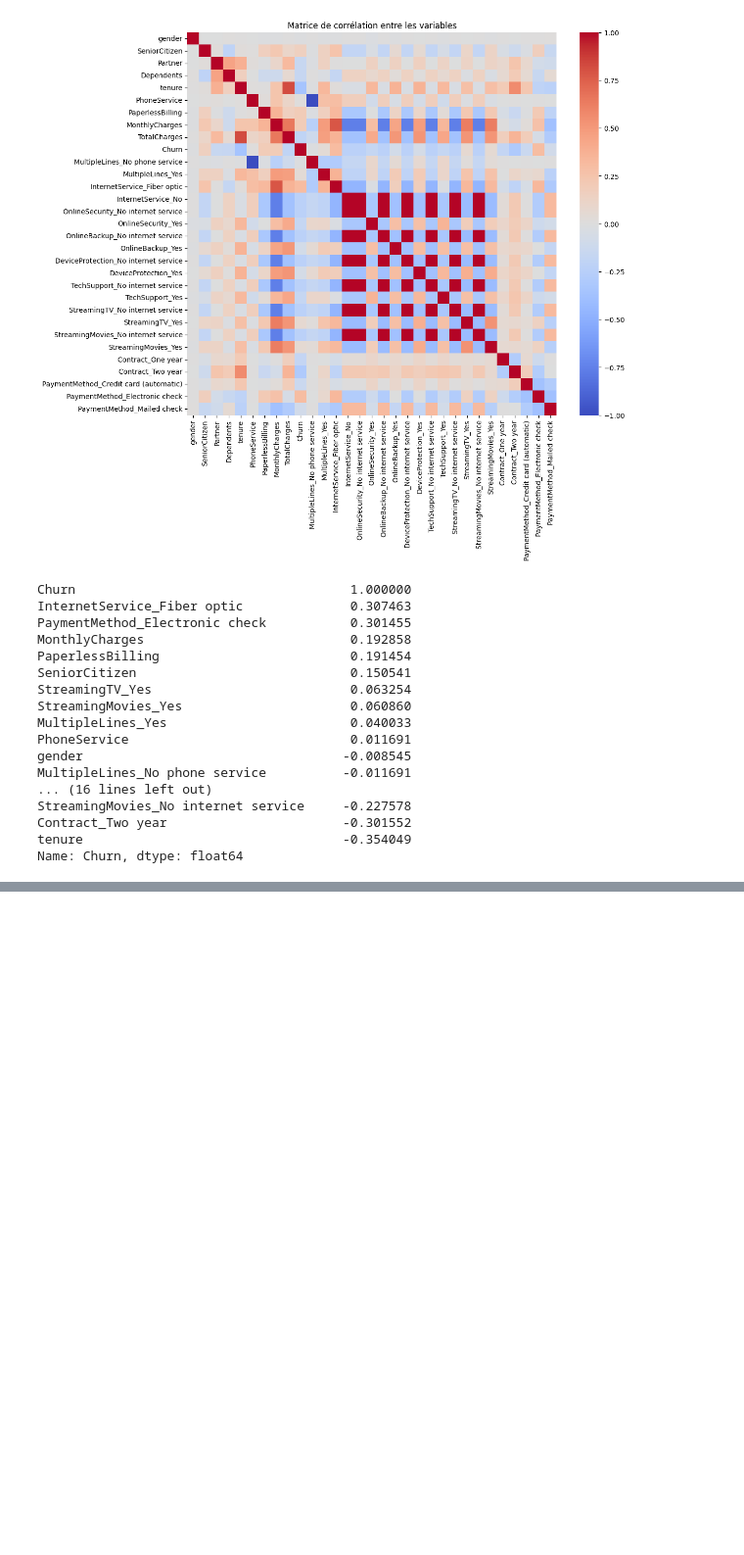
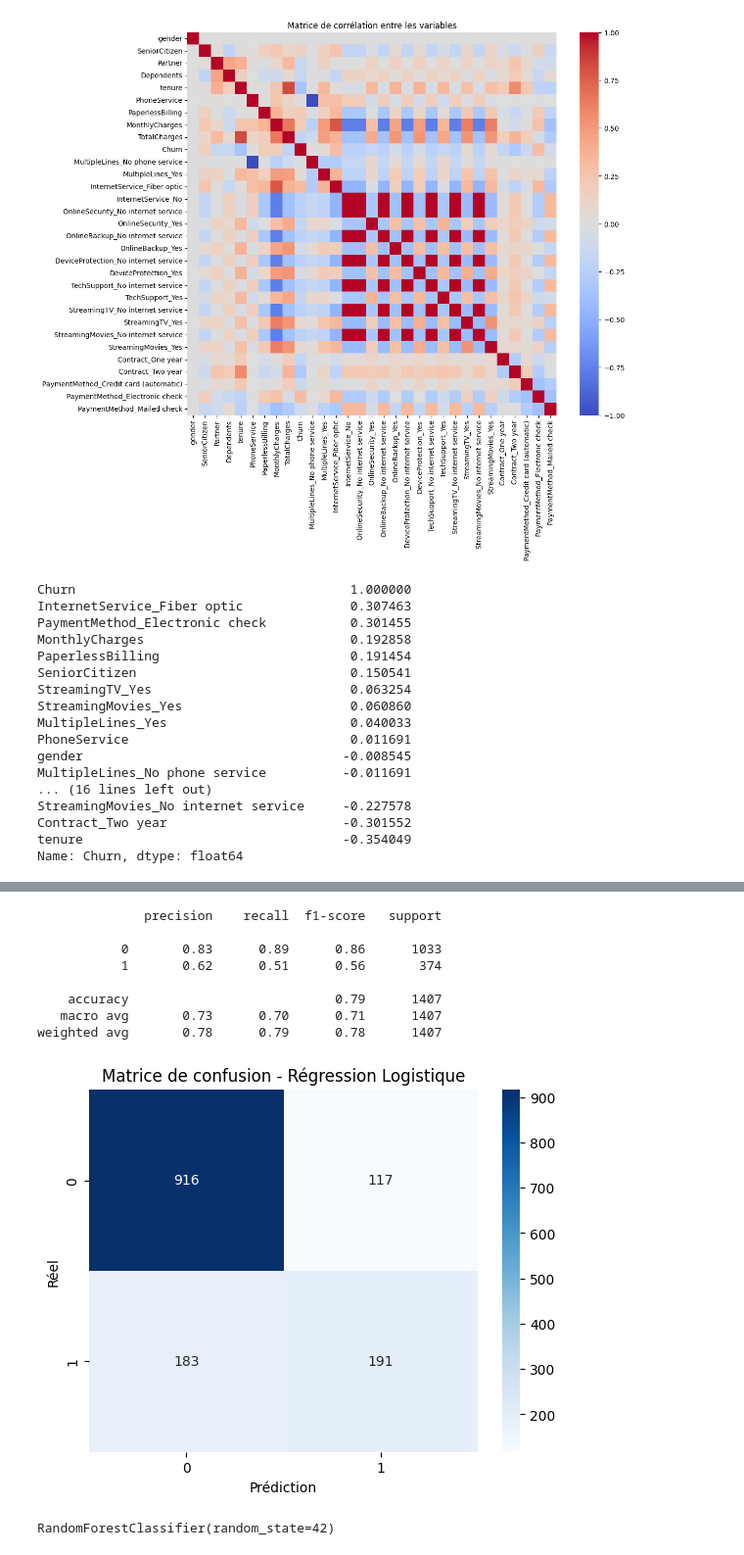
Before and after one commit to Lbenzid/projet_churn_teleco, a Jupyter notebook: notebooks/eda_telco_churn.ipynb, the cells around one changed output, grey strips where cells are left out. Shown at 98% size. Saved outputs shown, nothing was run; the diff lists cells and outputs as text; code cells hidden in the pictures; blank space fills up the shorter version.

```diff
--- a/notebooks/eda_telco_churn.ipynb
+++ b/notebooks/eda_telco_churn.ipynb
@@ -340,0 +405,46 @@ Name: Churn, dtype: float64
+# %%
+from sklearn.model_selection import train_test_split
+from sklearn.linear_model import LogisticRegression
+from sklearn.metrics import classification_report, confusion_matrix
+
+# Séparer features (X) et cible (y)
+X = df.drop("Churn", axis=1)
+y = df["Churn"]
+
+# Diviser le jeu de données
+X_train, X_test, y_train, y_test = train_test_split(X, y, test_size=0.2, random_state=42)
+
+# Entraîner la régression logistique
+logreg = LogisticRegression(max_iter=1000)
+logreg.fit(X_train, y_train)
+
+# Prédire
+y_pred = logreg.predict(X_test)
+
+# Évaluer
+print(classification_report(y_test, y_pred))
+
+# Matrice de confusion
+conf_matrix = confusion_matrix(y_test, y_pred)
+sns.heatmap(conf_matrix, annot=True, fmt='d', cmap='Blues')
+plt.title("Matrice de confusion - Régression Logistique")
+plt.xlabel("Prédiction")
+plt.ylabel("Réel")
+plt.show()
+# %% [output]
+              precision    recall  f1-score   support
+
+           0       0.83      0.89      0.86      1033
+           1       0.62      0.51      0.56       374
+
+    accuracy                           0.79      1407
+   macro avg       0.73      0.70      0.71      1407
+weighted avg       0.78      0.79      0.78      1407
+[figure, added]
+# %%
+#Entraînement et évaluation de Random Forest
+from sklearn.ensemble import RandomForestClassifier
+rf_model = RandomForestClassifier(random_state=42)
+rf_model.fit(X_train, y_train)
+# %% [output]
+RandomForestClassifier(random_state=42)
```
Also changed, not shown: parts of 20 cells of this notebook, 1 other file.
